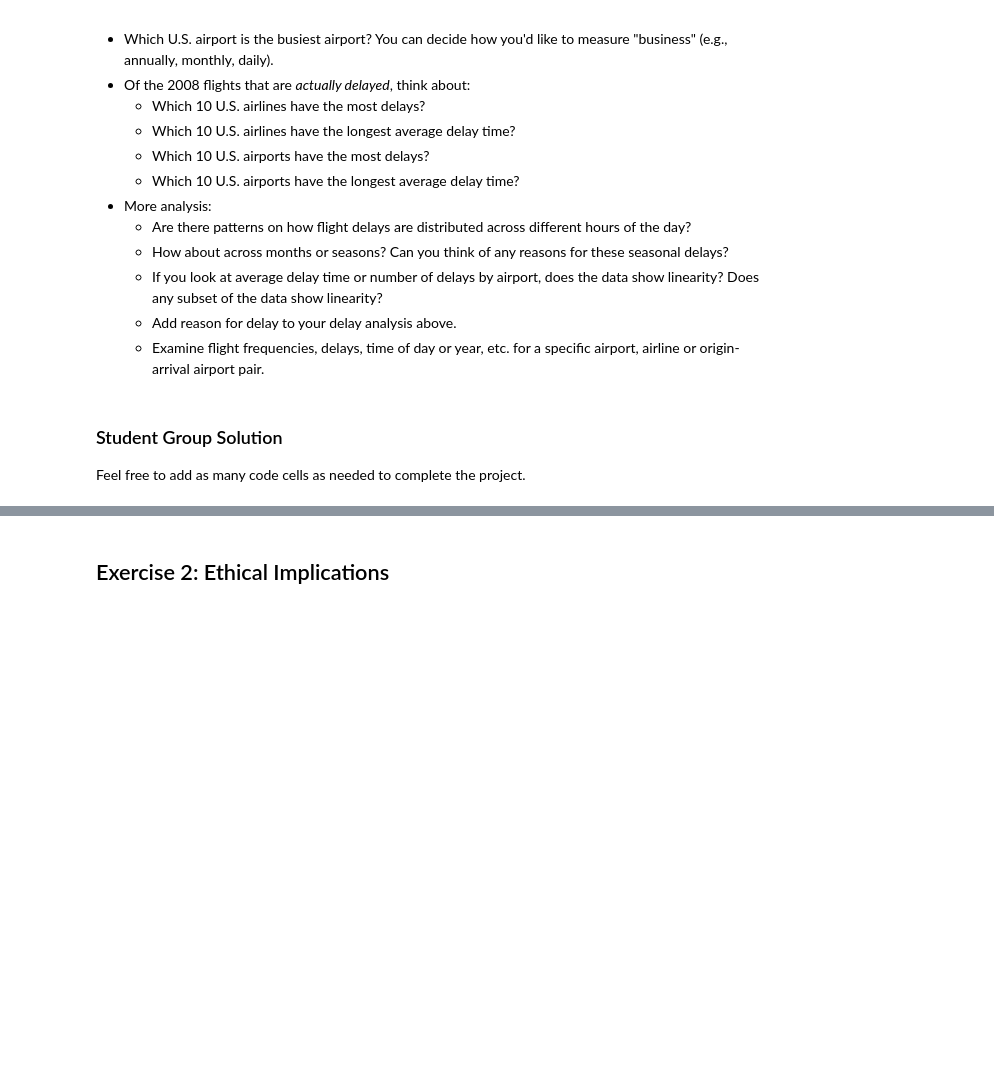
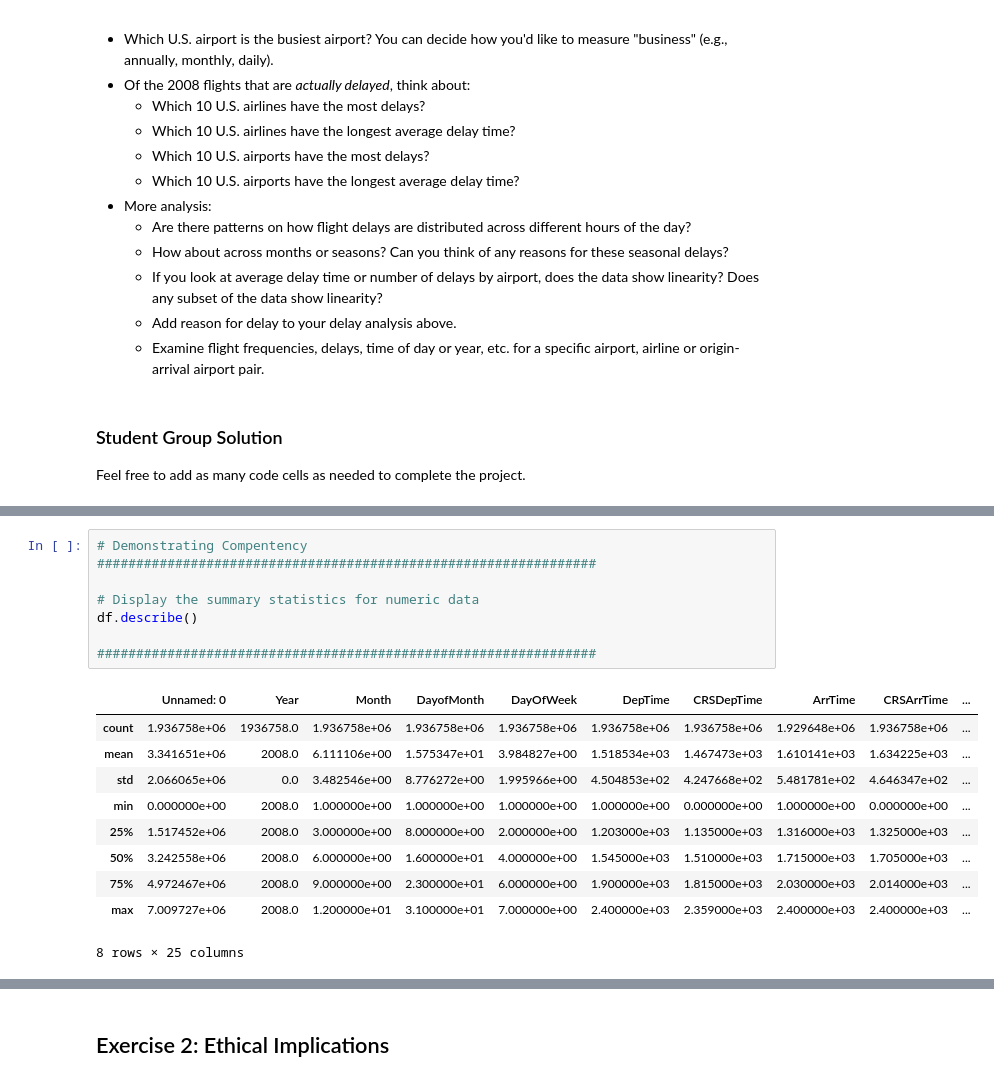
Before and after one commit to ossu/computer-science, a Jupyter notebook: extras/USC-AIML-NACME/Notebooks/data-processing.ipynb, the cells around one changed output, grey strips where cells are left out. Cells and saved outputs as stored; diff of their text form; blank space fills up the shorter version.

```diff
--- a/extras/USC-AIML-NACME/Notebooks/data-processing.ipynb
+++ b/extras/USC-AIML-NACME/Notebooks/data-processing.ipynb
@@ -84,0 +111,19 @@ df.dtypes
+# %%
+# Demonstrating Compentency
+################################################################
+
+# Display the summary statistics for numeric data
+df.describe()
+
+################################################################
+# %% [output]
+|  | Unnamed: 0 | Year | Month | DayofMonth | DayOfWeek | DepTime | CRSDepTime | ArrTime | CRSArrTime | ... |
+| count | 1.936758e+06 | 1936758.0 | 1.936758e+06 | 1.936758e+06 | 1.936758e+06 | 1.936758e+06 | 1.936758e+06 | 1.929648e+06 | 1.936758e+06 | ... |
+| mean | 3.341651e+06 | 2008.0 | 6.111106e+00 | 1.575347e+01 | 3.984827e+00 | 1.518534e+03 | 1.467473e+03 | 1.610141e+03 | 1.634225e+03 | ... |
+| std | 2.066065e+06 | 0.0 | 3.482546e+00 | 8.776272e+00 | 1.995966e+00 | 4.504853e+02 | 4.247668e+02 | 5.481781e+02 | 4.646347e+02 | ... |
+| min | 0.000000e+00 | 2008.0 | 1.000000e+00 | 1.000000e+00 | 1.000000e+00 | 1.000000e+00 | 0.000000e+00 | 1.000000e+00 | 0.000000e+00 | ... |
+| 25% | 1.517452e+06 | 2008.0 | 3.000000e+00 | 8.000000e+00 | 2.000000e+00 | 1.203000e+03 | 1.135000e+03 | 1.316000e+03 | 1.325000e+03 | ... |
+| 50% | 3.242558e+06 | 2008.0 | 6.000000e+00 | 1.600000e+01 | 4.000000e+00 | 1.545000e+03 | 1.510000e+03 | 1.715000e+03 | 1.705000e+03 | ... |
+| 75% | 4.972467e+06 | 2008.0 | 9.000000e+00 | 2.300000e+01 | 6.000000e+00 | 1.900000e+03 | 1.815000e+03 | 2.030000e+03 | 2.014000e+03 | ... |
+| max | 7.009727e+06 | 2008.0 | 1.200000e+01 | 3.100000e+01 | 7.000000e+00 | 2.400000e+03 | 2.359000e+03 | 2.400000e+03 | 2.400000e+03 | ... |
+8 rows × 25 columns
```
Also changed, not shown: parts of 7 cells of this notebook.
